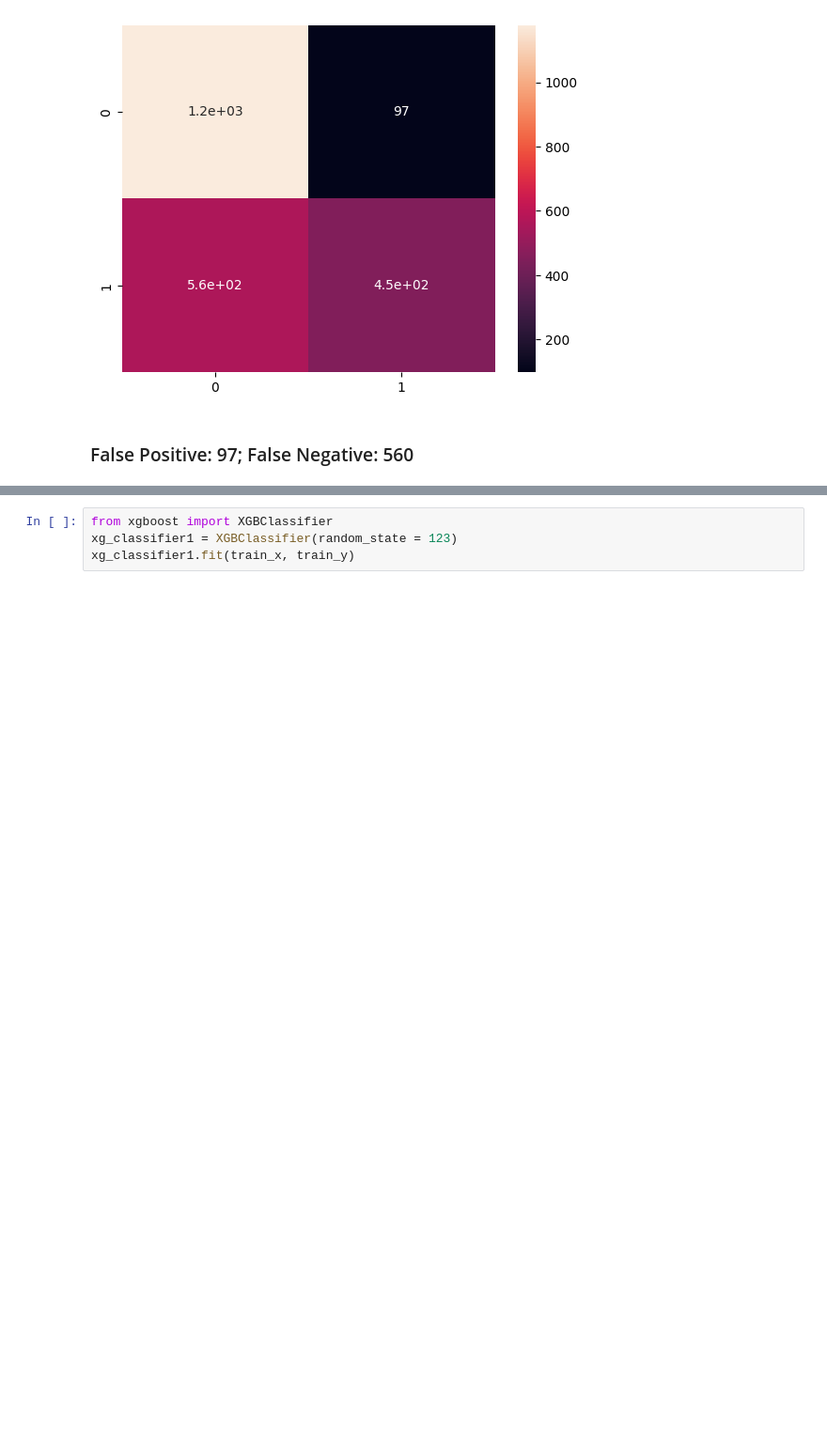
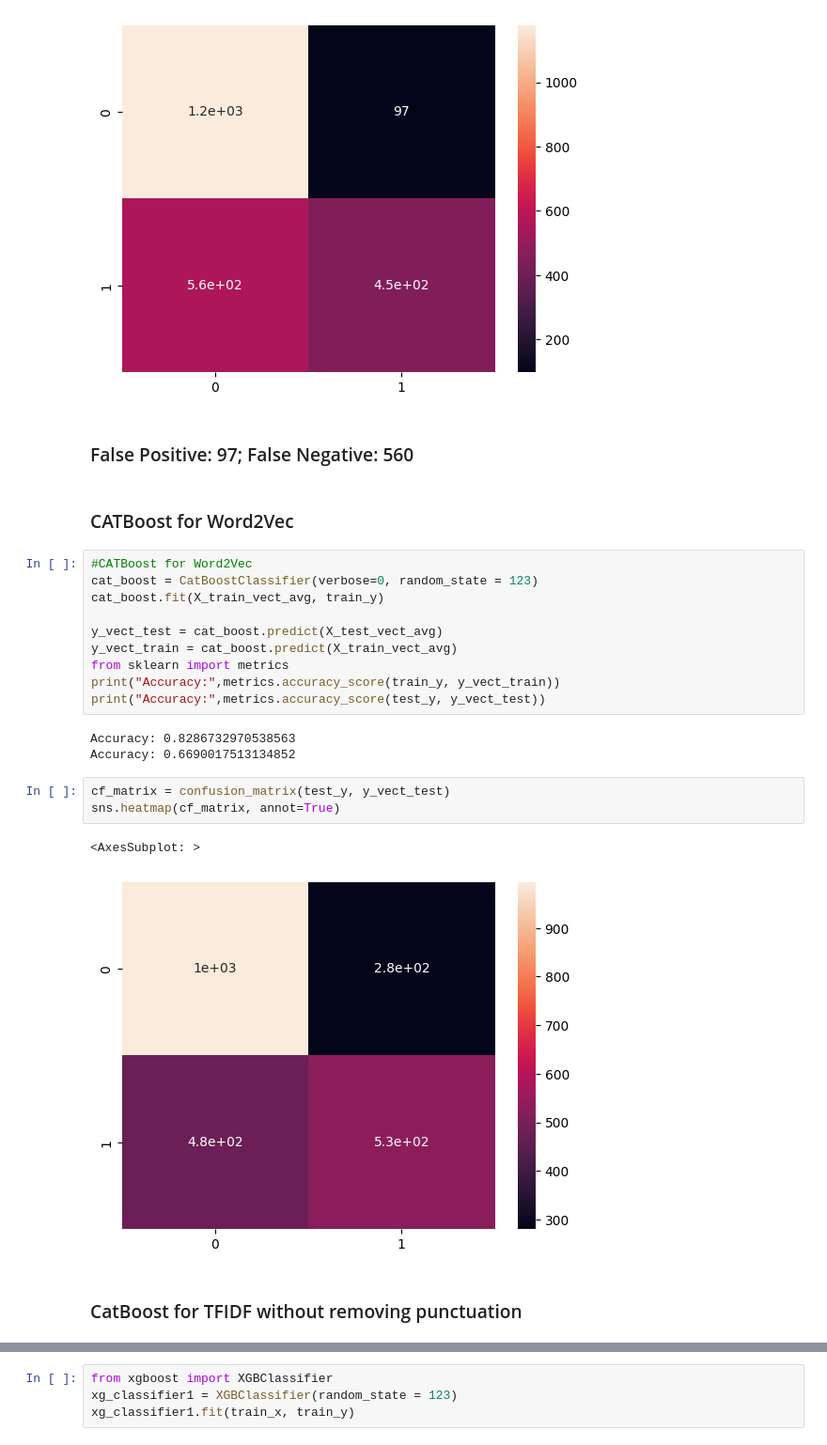
Before and after one commit to RuoheZhou/DS5220-NLP-with-Disaster-Tweets, a Jupyter notebook: Natural Language Processing with Disaster Tweets 2.ipynb, the cells around one changed output, grey strips where cells are left out. Shown at 94% size. Cells and saved outputs as stored; diff of their text form; blank space fills up the shorter version.

```diff
--- a/Natural Language Processing with Disaster Tweets 2.ipynb
+++ b/Natural Language Processing with Disaster Tweets 2.ipynb
@@ -148,3 +359,26 @@ sns.heatmap(cf_matrix, annot=True)
 [figure]
 # %% [markdown]
 ### False Positive: 97; False Negative: 560
+# %% [markdown]
+### CATBoost for Word2Vec
+# %%
+#CATBoost for Word2Vec
+cat_boost = CatBoostClassifier(verbose=0, random_state = 123)
+cat_boost.fit(X_train_vect_avg, train_y)
+
+y_vect_test = cat_boost.predict(X_test_vect_avg)
+y_vect_train = cat_boost.predict(X_train_vect_avg)
+from sklearn import metrics
+print("Accuracy:",metrics.accuracy_score(train_y, y_vect_train))
+print("Accuracy:",metrics.accuracy_score(test_y, y_vect_test))
+# %% [output]
+Accuracy: 0.8286732970538563
+Accuracy: 0.6690017513134852
+# %%
+cf_matrix = confusion_matrix(test_y, y_vect_test)
+sns.heatmap(cf_matrix, annot=True)
+# %% [output]
+<AxesSubplot: >
+[figure, added]
+# %% [markdown]
+### CatBoost for TFIDF without removing punctuation
```
Also changed, not shown: parts of 29 cells of this notebook.
